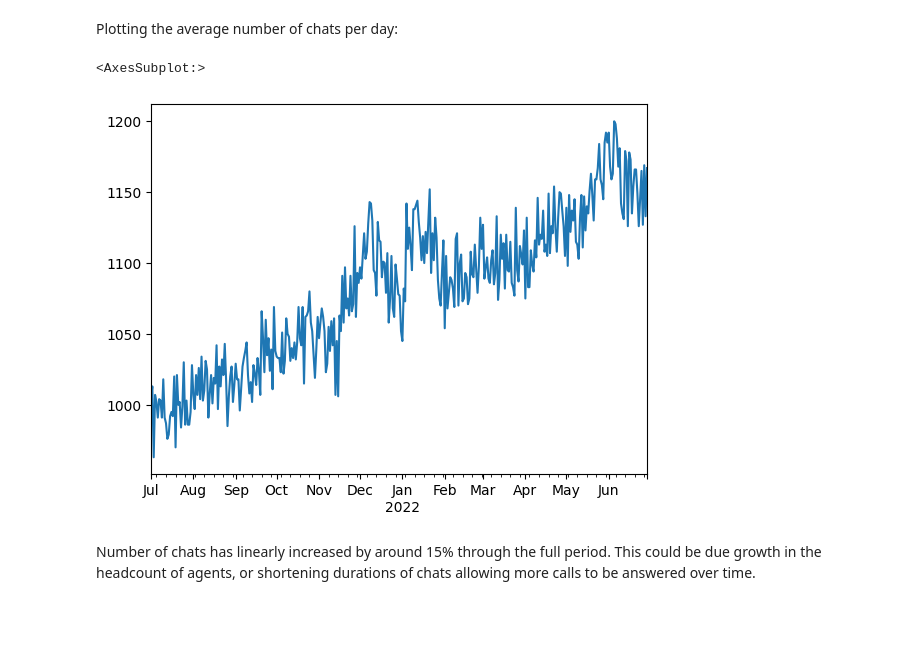
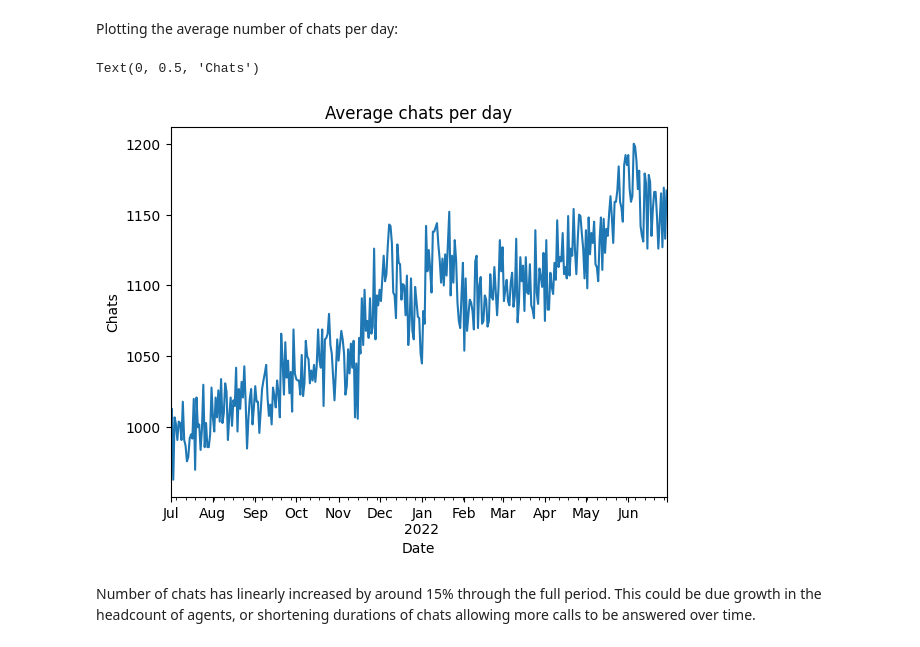
Before and after one commit to matt2904/tech_test_matthew_wincott, a Jupyter notebook: tech_test_matthew_wincott.ipynb, the cells around one changed output. Saved outputs shown, nothing was run; the diff lists cells and outputs as text; code cells hidden in the pictures; blank space fills up the shorter version.

```diff
--- a/tech_test_matthew_wincott.ipynb
+++ b/tech_test_matthew_wincott.ipynb
@@ -380,9 +392,12 @@ There is also a trend of increased wait time/ reduced customer rating over the f
 Plotting the average number of chats per day:
 # %%
 df["date"].value_counts().sort_index().plot(kind='line')
+plt.title('Average chats per day')
+plt.xlabel('Date')
+plt.ylabel('Chats')
 # %% [output]
-<AxesSubplot:>
+Text(0, 0.5, 'Chats')
-[figure, old version]
+[figure, new version]
 # %% [markdown]
 Number of chats has linearly increased by around 15% through the full period. This could be due growth in the headcount of agents, or shortening durations of chats allowing more calls to be answered over time.
 # %% [markdown]
```
Also changed, not shown: parts of 11 cells of this notebook.
